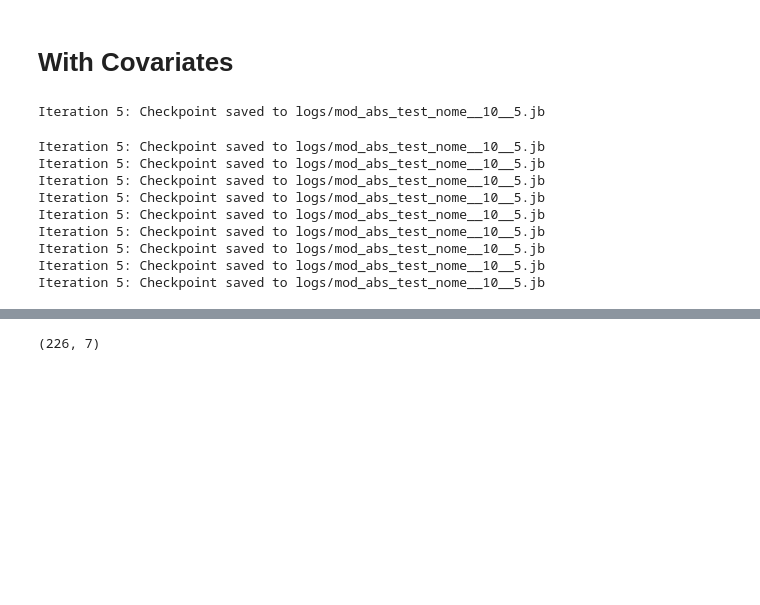
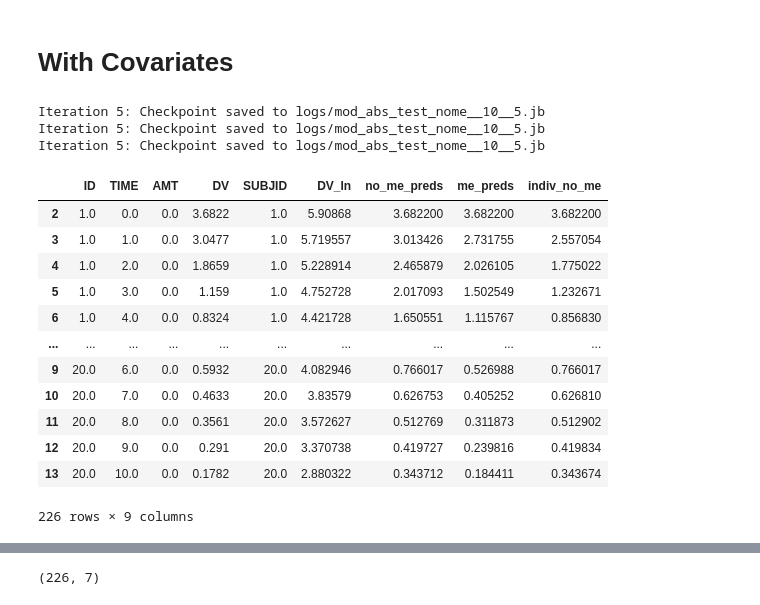
Before and after one commit to kelleyjbrady/NiceODE, a Jupyter notebook: t_0atDV_max_ode_solver_r.ipynb, the cells around one changed output, grey strips where cells are left out. Cells and saved outputs as stored; diff of their text form; code cells hidden in the pictures; blank space fills up the shorter version.

```diff
--- a/t_0atDV_max_ode_solver_r.ipynb
+++ b/t_0atDV_max_ode_solver_r.ipynb
@@ -226,35 +226,59 @@ scale_df['DV']=scale_df['DV']/100
 with open('debug_scale_df.jb', 'wb') as f:
     jb.dump(scale_df, f)
 # %%
-no_me_mod =  OneCompartmentModel(
+no_me_mod_k =  OneCompartmentModel(
      ode_t0_cols=[ODEInitVals('DV')],
-     population_coeff=[PopulationCoeffcient('k', .6, ),
+     population_coeff=[PopulationCoeffcient('k', 0.6, ),
+                       #PopulationCoeffcient('vd', 20, ),
                        ],
      dep_vars= None,
                               loss_function=huber_loss,
                               optimizer_tol=None,
-                              pk_model_function=first_order_one_compartment_model,
+                              pk_model_function=first_order_one_compartment_model2,
+                              #ode_solver_method='BDF'
+                              )
+no_me_mod =  OneCompartmentModel(
+     ode_t0_cols=[ODEInitVals('DV')],
+     population_coeff=[PopulationCoeffcient('cl', 5, ),
+                       PopulationCoeffcient('vd', 20, ),
+                       ],
+     dep_vars= None,
+                              loss_function=huber_loss,
+                              optimizer_tol=None,
+                              pk_model_function=first_order_one_compartment_model2,
                               #ode_solver_method='BDF'
                               )
 no_me_mod = no_me_mod.fit2(scale_df,checkpoint_filename=f'mod_abs_test_nome.jb', parallel=False, parallel_n_jobs=4)
-# %% [output]
-Iteration 5: Checkpoint saved to logs/mod_abs_test_nome__10__5.jb
 # %%
 fits = []
+fit_res_dfs = []
 for sub in scale_df['SUBJID'].unique():
     fit_df = scale_df.loc[scale_df['SUBJID'] == sub, :].copy()
     fit = no_me_mod.fit2(fit_df,checkpoint_filename=f'mod_abs_test_nome.jb', parallel=False, parallel_n_jobs=4)
+    fit_df['indiv_no_me'] = fit.predict2(fit_df)
+    fit_res_dfs.append(fit_df.copy())
     fits.append(fit.fit_result_)
+fit_res_df = pd.concat(fit_res_dfs)
 # %% [output]
 Iteration 5: Checkpoint saved to logs/mod_abs_test_nome__10__5.jb
 Iteration 5: Checkpoint saved to logs/mod_abs_test_nome__10__5.jb
 Iteration 5: Checkpoint saved to logs/mod_abs_test_nome__10__5.jb
-Iteration 5: Checkpoint saved to logs/mod_abs_test_nome__10__5.jb
-Iteration 5: Checkpoint saved to logs/mod_abs_test_nome__10__5.jb
-Iteration 5: Checkpoint saved to logs/mod_abs_test_nome__10__5.jb
-Iteration 5: Checkpoint saved to logs/mod_abs_test_nome__10__5.jb
-Iteration 5: Checkpoint saved to logs/mod_abs_test_nome__10__5.jb
-Iteration 5: Checkpoint saved to logs/mod_abs_test_nome__10__5.jb
+# %%
+fit_res_df
+# %% [output]
+|  | ID | TIME | AMT | DV | SUBJID | DV_ln | no_me_preds | me_preds | indiv_no_me |
+| 2 | 1.0 | 0.0 | 0.0 | 3.6822 | 1.0 | 5.90868 | 3.682200 | 3.682200 | 3.682200 |
+| 3 | 1.0 | 1.0 | 0.0 | 3.0477 | 1.0 | 5.719557 | 3.013426 | 2.731755 | 2.557054 |
+| 4 | 1.0 | 2.0 | 0.0 | 1.8659 | 1.0 | 5.228914 | 2.465879 | 2.026105 | 1.775022 |
+| 5 | 1.0 | 3.0 | 0.0 | 1.159 | 1.0 | 4.752728 | 2.017093 | 1.502549 | 1.232671 |
+| 6 | 1.0 | 4.0 | 0.0 | 0.8324 | 1.0 | 4.421728 | 1.650551 | 1.115767 | 0.856830 |
+| ... | ... | ... | ... | ... | ... | ... | ... | ... | ... |
+| 9 | 20.0 | 6.0 | 0.0 | 0.5932 | 20.0 | 4.082946 | 0.766017 | 0.526988 | 0.766017 |
+| 10 | 20.0 | 7.0 | 0.0 | 0.4633 | 20.0 | 3.83579 | 0.626753 | 0.405252 | 0.626810 |
+| 11 | 20.0 | 8.0 | 0.0 | 0.3561 | 20.0 | 3.572627 | 0.512769 | 0.311873 | 0.512902 |
+| 12 | 20.0 | 9.0 | 0.0 | 0.291 | 20.0 | 3.370738 | 0.419727 | 0.239816 | 0.419834 |
+| 13 | 20.0 | 10.0 | 0.0 | 0.1782 | 20.0 | 2.880322 | 0.343712 | 0.184411 | 0.343674 |
+226 rows × 9 columns
 # %%
 np.exp(no_me_mod.fit_result_['x'])
 # %% [output]
```
Also changed, not shown: parts of 17 cells of this notebook, 3 other files.
